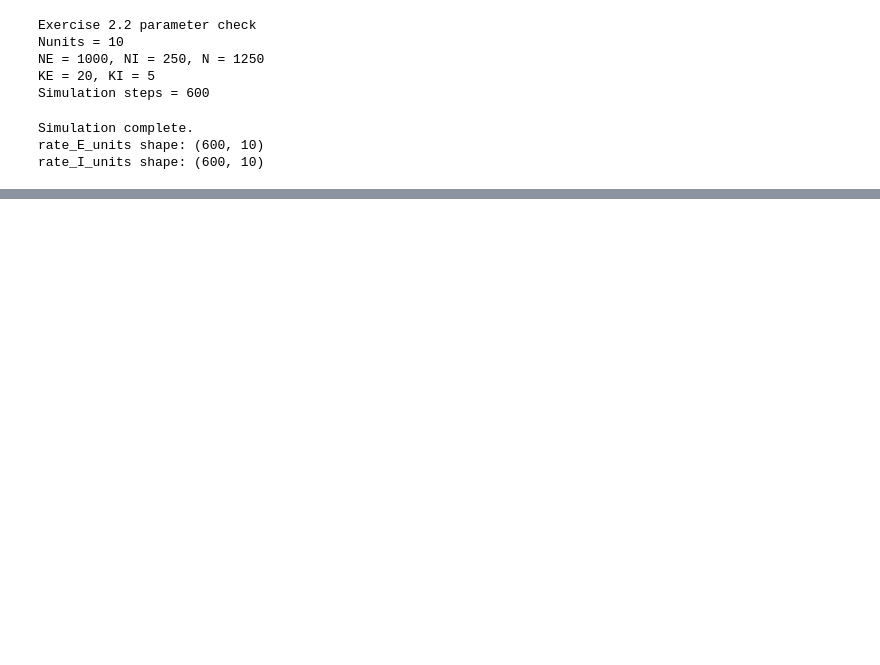
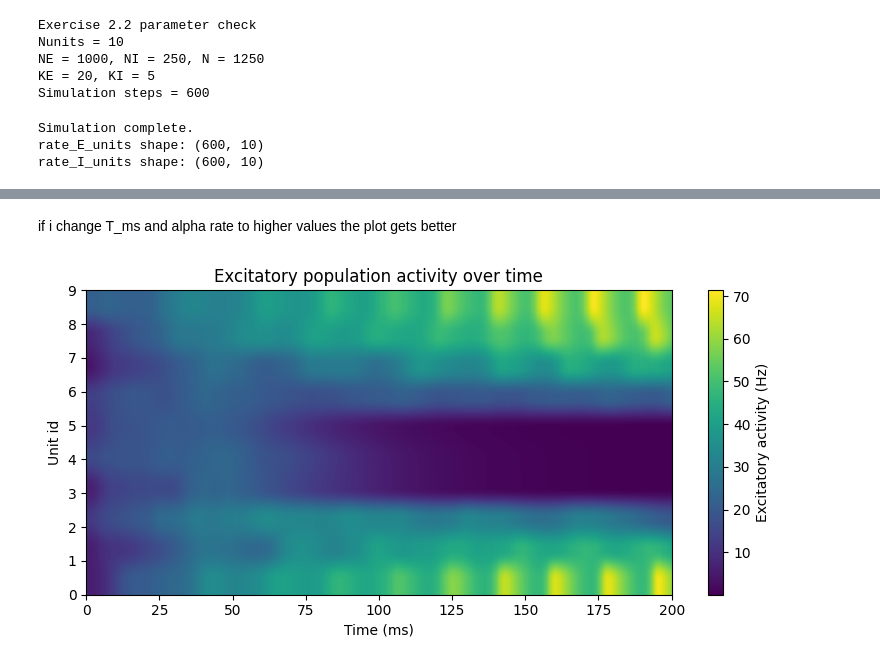
Before and after one commit to toscanerevillard/neuronal_dynamics, a Jupyter notebook: notebooks/ex2_field_model.ipynb, the cells around one changed output, grey strips where cells are left out. Saved outputs shown, nothing was run; the diff lists cells and outputs as text; code cells hidden in the pictures; blank space fills up the shorter version.

```diff
--- a/notebooks/ex2_field_model.ipynb
+++ b/notebooks/ex2_field_model.ipynb
@@ -374,0 +738,37 @@ plt.show()
+# %% [markdown]
+if i change T_ms and alpha rate to higher values the plot gets better
+# %%
+# Purpose:
+# Produce the 2D activity plot requested in Exercise 2.4.
+
+# Source of Code and Justification:
+# Exercise 2.4 asks for a single 2D plot of excitatory population activity over time,
+# with time on the x-axis, unit id on the y-axis, and activity represented by color.
+
+# Approach:
+# - Convert instantaneous activity from 1/ms to Hz by multiplying by 1000.
+# - Plot the excitatory activity matrix with imshow.
+# - Use unit id on the y-axis and time on the x-axis.
+# - Inspect whether a localized bump of elevated activity forms spontaneously.
+
+# What to say in Report:
+# "The excitatory activity was plotted as a space-time heatmap. A spontaneous bump corresponds
+# to a localized band of high activity that persists over time in a subset of neighboring units."
+
+r_E_hz = 1000.0 * r_E
+
+plt.figure(figsize=(8, 4))
+plt.imshow(
+    r_E_hz.T,
+    aspect="auto",
+    origin="lower",
+    extent=[0, T_ms, 0, Nunits - 1],
+)
+plt.colorbar(label="Excitatory activity (Hz)")
+plt.xlabel("Time (ms)")
+plt.ylabel("Unit id")
+plt.title("Excitatory population activity over time")
+plt.tight_layout()
+plt.show()
+# %% [output]
+[figure, added]
```
Also changed, not shown: parts of 12 cells of this notebook, 4 other files.
